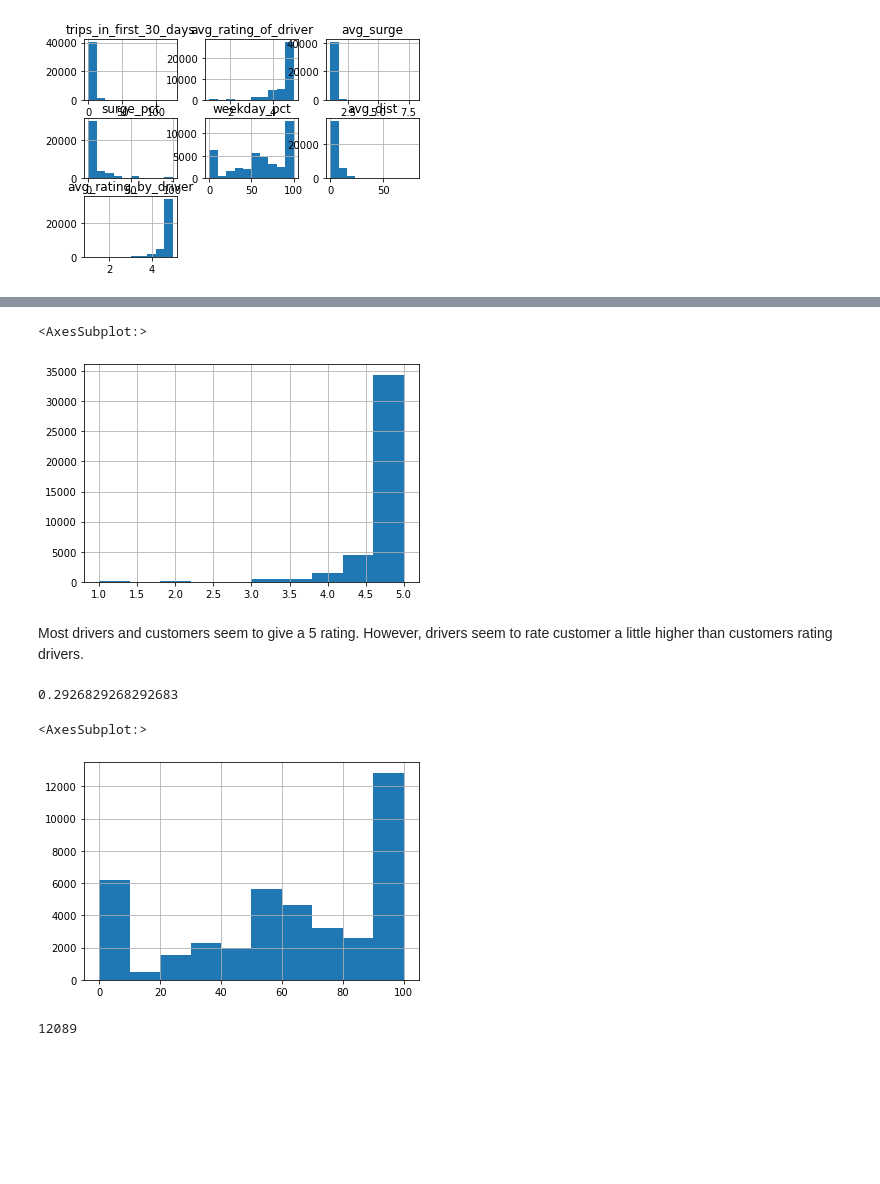
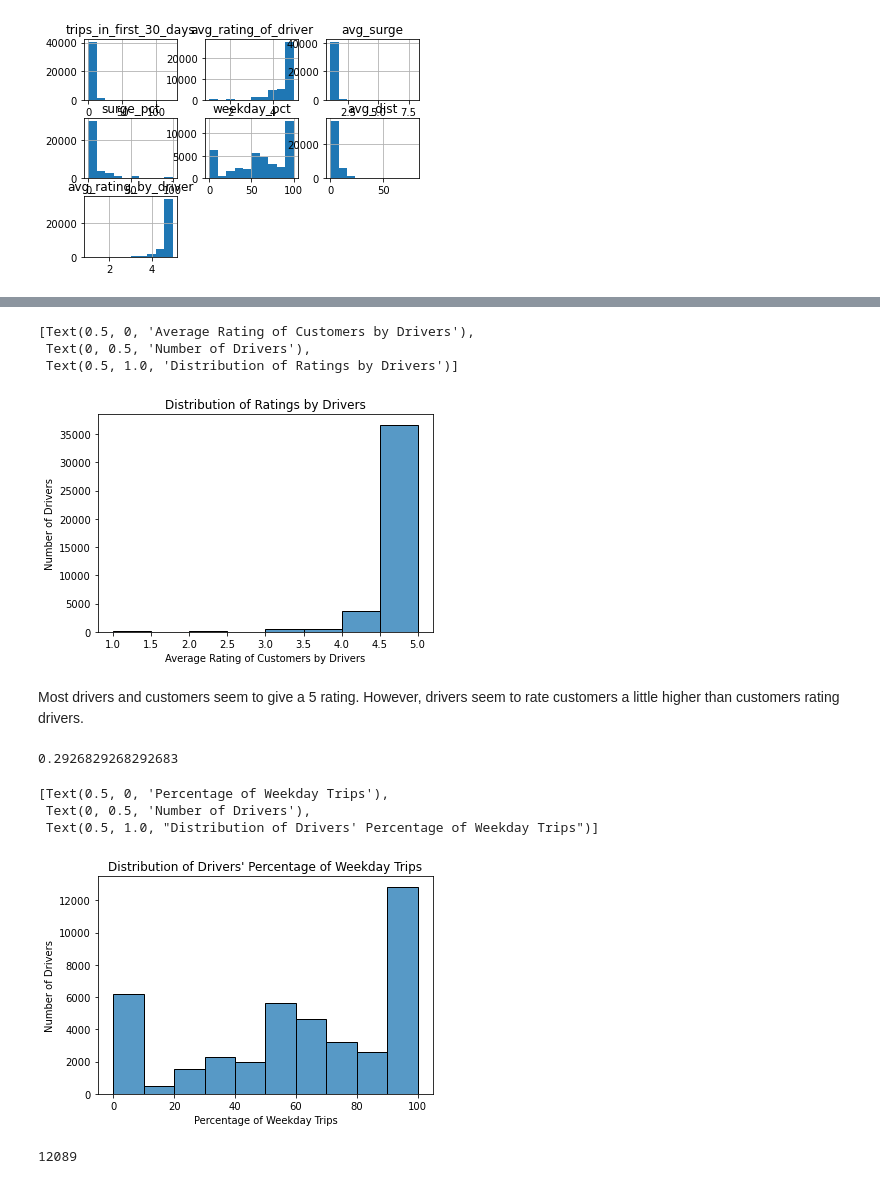
Before and after one commit to meskeremg/Ultimate-Data-Science-Challenge, a Jupyter notebook: Ultimate Data Challenge - Part 3 - Modeling and Prediction.ipynb, the cells around one changed output, grey strips where cells are left out. Drawn from its saved outputs; the diff is of its cells as text; code cells hidden in the pictures; blank space fills up the shorter version.

```diff
--- a/Ultimate Data Challenge - Part 3 - Modeling and Prediction.ipynb
+++ b/Ultimate Data Challenge - Part 3 - Modeling and Prediction.ipynb
@@ -123,21 +104,33 @@ drivers['avg_rating_of_driver'].hist()
 # %%
 # Majority of rating by drivers are also 5.
-drivers['avg_rating_by_driver'].hist()
+
+fig, ax = plt.subplots()
+ax = sns.histplot(data=drivers, x='avg_rating_by_driver', bins=8)
+ax.set(xlabel='Average Rating of Customers by Drivers',
+       ylabel='Number of Drivers', title='Distribution of Ratings by Drivers')
 # %% [output]
-<AxesSubplot:>
+[Text(0.5, 0, 'Average Rating of Customers by Drivers'),
+ Text(0, 0.5, 'Number of Drivers'),
+ Text(0.5, 1.0, 'Distribution of Ratings by Drivers')]
-[figure, old version]
+[figure, new version]
 # %% [markdown]
 Most drivers and customers seem to give a 5 rating.
-However, drivers seem to rate customer a little higher than customers rating drivers.
+However, drivers seem to rate customers a little higher than customers rating drivers.
 # %%
 print(12000/41000)
 # Some 12,000 drivers (about 29% of drivers) work 98% or more of their time in the weekdays.
 
-drivers['weekday_pct'].hist()
+import seaborn as sns
+ax = sns.histplot(data=drivers, x="weekday_pct", bins=10)
+ax.set(xlabel='Percentage of Weekday Trips',
+       ylabel='Number of Drivers',
+       title="Distribution of Drivers' Percentage of Weekday Trips")
 # %% [output]
 0.2926829268292683
-<AxesSubplot:>
+[Text(0.5, 0, 'Percentage of Weekday Trips'),
+ Text(0, 0.5, 'Number of Drivers'),
+ Text(0.5, 1.0, "Distribution of Drivers' Percentage of Weekday Trips")]
-[figure, old version]
+[figure, new version]
 # %%
 drivers[drivers['weekday_pct'] > 98]['weekday_pct'].count()
 # %% [output]
```
Also changed, not shown: parts of 36 cells of this notebook.
